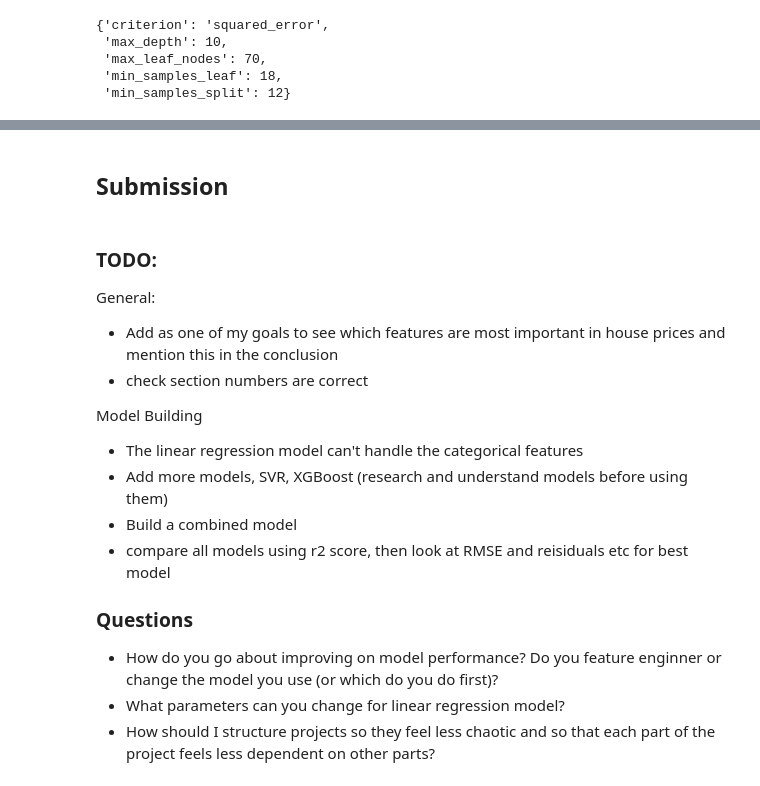
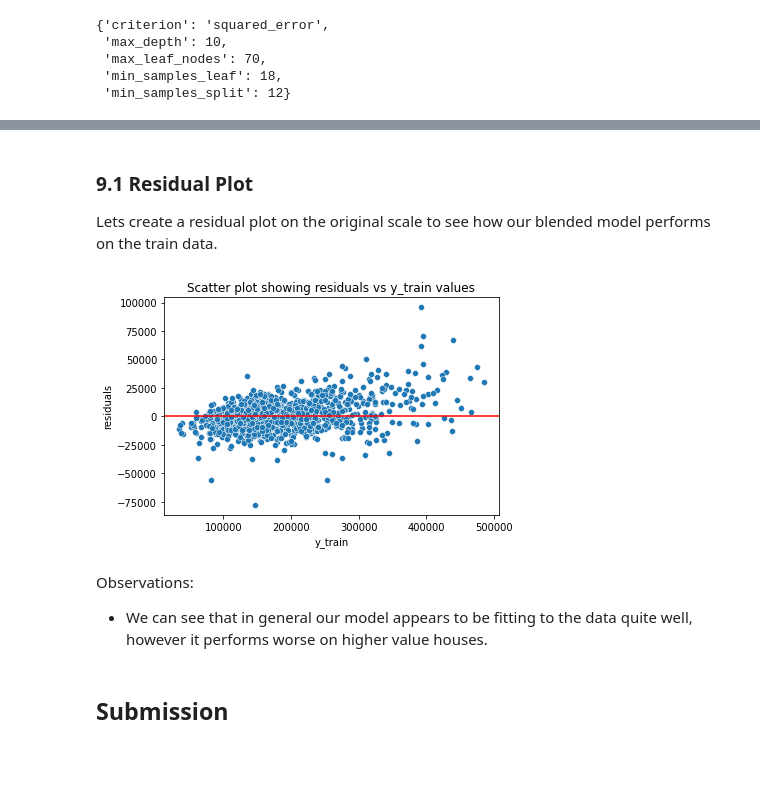
Before and after one commit to JackPierce11/Predicting-House-Prices, a Jupyter notebook: predicting-house-prices.ipynb, the cells around one changed output, grey strips where cells are left out. Saved outputs shown, nothing was run; the diff lists cells and outputs as text; code cells hidden in the pictures; blank space fills up the shorter version.

```diff
--- a/predicting-house-prices.ipynb
+++ b/predicting-house-prices.ipynb
@@ -555,3 +596,23 @@ lasso_cv, ridge_cv, dtr_cv, xgb_cv, blended_r2
+# %% [markdown]
+### 9.1 Residual Plot
+
+Lets create a residual plot on the original scale to see how our blended model performs on the train data.
+# %%
+# Find the residuals values
+residuals = np.expm1(y_train) - np.expm1(blended_predictions(X_train_scaled))
+
+# Creating the residuals against y_train values scatterplot
+sns.scatterplot(y=residuals, x=np.expm1(y_train))
+plt.title('Scatter plot showing residuals vs y_train values')
+plt.xlabel('y_train')
+plt.ylabel('residuals')
+plt.axhline(0, color='r')
+plt.show()
+# %% [output]
+[figure, added]
+# %% [markdown]
+Observations:
+- We can see that in general our model appears to be fitting to the data quite well, however it performs worse on higher value houses.
 # %% [markdown]
 ## Submission
 # %%
@@ -559,20 +620,3 @@ lasso_cv, ridge_cv, dtr_cv, xgb_cv, blended_r2
 test_prediction = blended_predictions(X_test_scaled)
 submission = pd.DataFrame({'Id': test.index+1461, 'SalePrice': np.expm1(test_prediction)})
 submission.to_csv('submission.csv', index=False)
-# %% [markdown]
-### TODO:
-General:
-- Add as one of my goals to see which features are most important in house prices and mention this in the conclusion
-- check section numbers are correct
-
-Model Building
-- The linear regression model can't handle the categorical features
-- Add more models, SVR, XGBoost (research and understand models before using them)
-- Build a combined model
-- compare all models using r2 score, then look at RMSE and reisiduals etc for best model
-
-
-### Questions
-- How do you go about improving on model performance? Do you feature enginner or change the model you use (or which do you do first)?
-- What parameters can you change for linear regression model?
-- How should I structure projects so they feel less chaotic and so that each part of the project feels less dependent on other parts?
```
Also changed, not shown: parts of 33 cells of this notebook.
